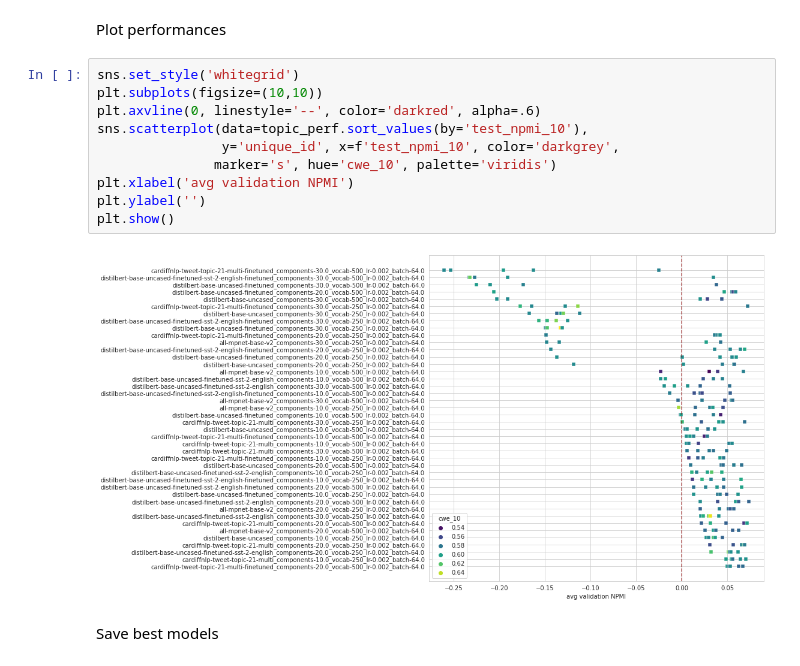
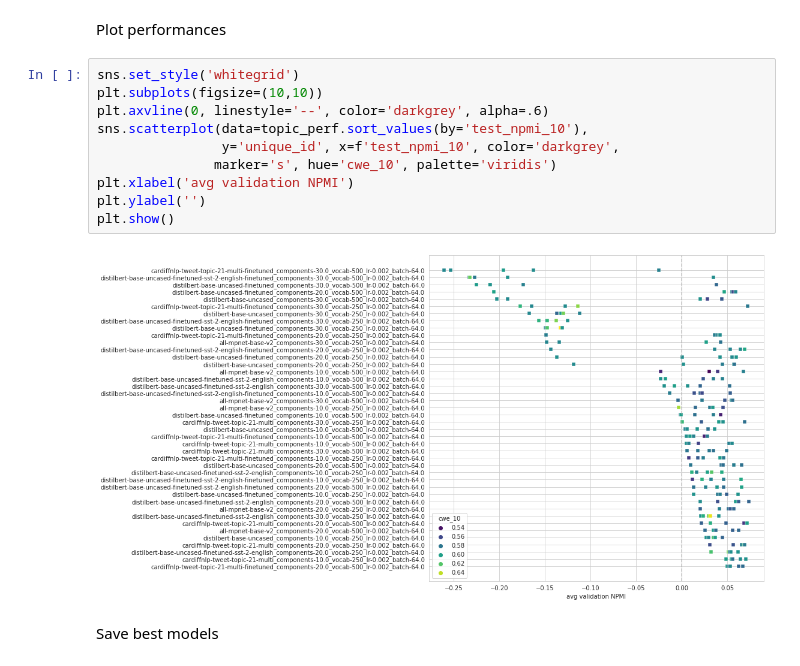
Before and after one commit to rbroc/eucomm-twitter, a Jupyter notebook: process_data.ipynb, the cells around one changed output. Cells and saved outputs as stored; diff of their text form.

```diff
--- a/process_data.ipynb
+++ b/process_data.ipynb
@@ -290,15 +290,15 @@ Plot performances
 # %%
 sns.set_style('whitegrid')
 plt.subplots(figsize=(10,10))
-plt.axvline(0, linestyle='--', color='darkred', alpha=.6)
+plt.axvline(0, linestyle='--', color='darkgrey', alpha=.6)
 sns.scatterplot(data=topic_perf.sort_values(by='test_npmi_10'),
                 y='unique_id', x=f'test_npmi_10', color='darkgrey',
                marker='s', hue='cwe_10', palette='viridis')
 plt.xlabel('avg validation NPMI')
 plt.ylabel('')
 plt.show()
 # %% [output]
-[figure, old version]
+[figure, new version]
 # %% [markdown]
 Save best models
 # %%
```
Also changed, not shown: parts of 33 cells of this notebook.
